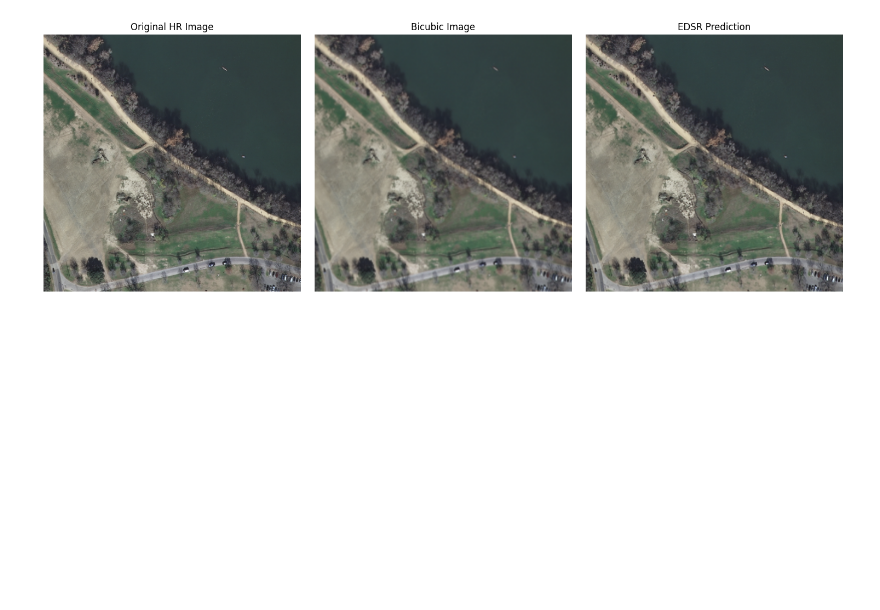
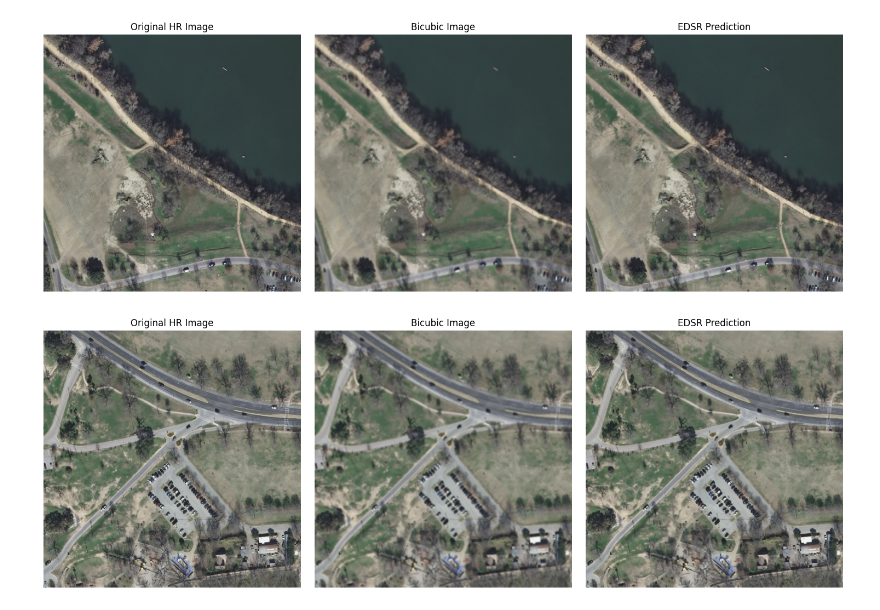
Before and after one commit to AdiXjaiswal/Dual-SR-image-model, a Jupyter notebook: notebooks/edsr_model.ipynb, the cells around one changed output. Saved outputs shown, nothing was run; the diff lists cells and outputs as text; code cells hidden in the pictures; blank space fills up the shorter version.

```diff
--- a/notebooks/edsr_model.ipynb
+++ b/notebooks/edsr_model.ipynb
@@ -247,5 +250,5 @@ def build_edsr(scale=2, filters=256, res_blocks=32, res_scale=0.1, channels=3, i
 # %%
-EPOCHS=1
+EPOCHS=100
 LR=1e-4
 SCALE=2
 FILTERS=64
@@ -413,3 +416,18 @@ plot_image(hr[1],
            sr[1])
 # %% [output]
 [figure]
+# %%
+# plotting different terrain images
+
+test_iter=iter(test_dataset)
+for i in range(2):
+    _=next(test_iter)
+lr, hr=next(test_iter)
+# lr, hr =next(iter(test_dataset))
+bicubic_lr=tf.image.resize(lr[3], [512, 512], method="bicubic")
+sr_test=edsr_x2.predict(lr, verbose=0)
+plot_image(hr[3],
+           bicubic_lr,
+           sr_test[3])
+# %% [output]
+[figure, added]
```
Also changed, not shown: parts of 7 cells of this notebook.
